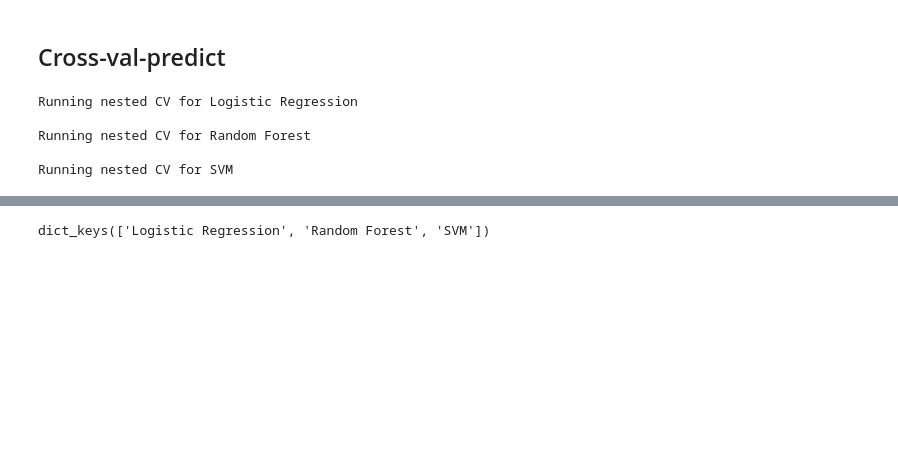
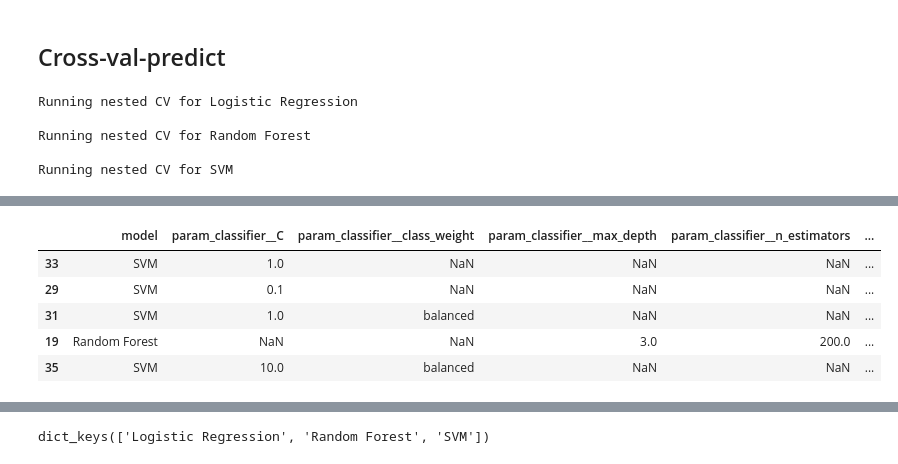
Before and after one commit to AlexandrosMiteloudis/DAMA_Hackathon, a Jupyter notebook: notebooks/METABRIC_CIBCB_pipeline.ipynb, the cells around one changed output, grey strips where cells are left out. Cells and saved outputs as stored; diff of their text form; code cells hidden in the pictures; blank space fills up the shorter version.

```diff
--- a/notebooks/METABRIC_CIBCB_pipeline.ipynb
+++ b/notebooks/METABRIC_CIBCB_pipeline.ipynb
@@ -712,6 +770,15 @@ config_summary = (
     .reset_index()
     .sort_values("mean_auc", ascending=False)
 )
+# %%
+config_summary.head()
+# %% [output]
+|  | model | param_classifier__C | param_classifier__class_weight | param_classifier__max_depth | param_classifier__n_estimators | ... |
+| 33 | SVM | 1.0 | NaN | NaN | NaN | ... |
+| 29 | SVM | 0.1 | NaN | NaN | NaN | ... |
+| 31 | SVM | 1.0 | balanced | NaN | NaN | ... |
+| 19 | Random Forest | NaN | NaN | 3.0 | 200.0 | ... |
+| 35 | SVM | 10.0 | balanced | NaN | NaN | ... |
 # %%
 best_config = config_summary.iloc[0]
 best_config
```
Also changed, not shown: parts of 29 cells of this notebook.
